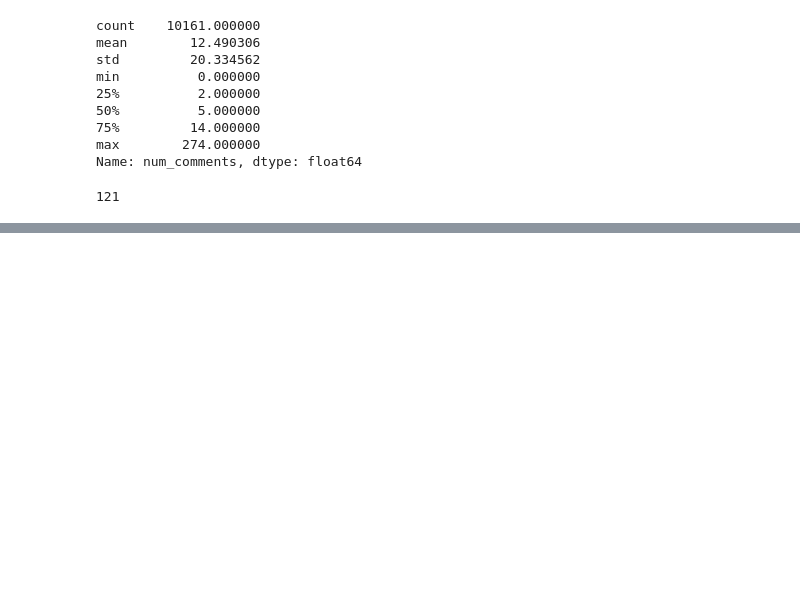
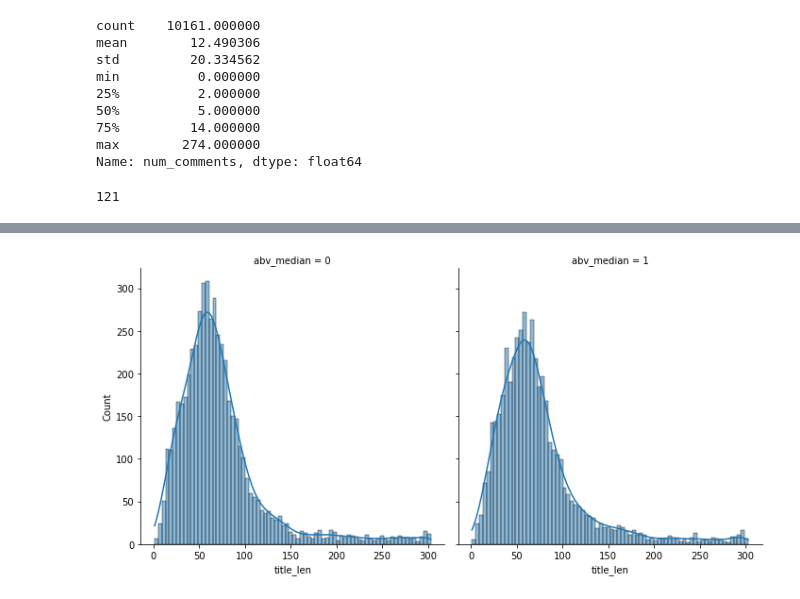
Before and after one commit to lara-es/reddit_nlp_classification, a Jupyter notebook: Modeling.ipynb, the cells around one changed output, grey strips where cells are left out. Cells and saved outputs as stored; diff of their text form; code cells hidden in the pictures; blank space fills up the shorter version.

```diff
--- a/Modeling.ipynb
+++ b/Modeling.ipynb
@@ -52,0 +154,5 @@ Name: num_comments, dtype: float64
+# %%
+# Title length by whether above or below median:
+sns.displot(data=climate, x="title_len", kde=True, col='abv_median');
+# %% [output]
+[figure, added]
```
Also changed, not shown: parts of 37 cells of this notebook.
